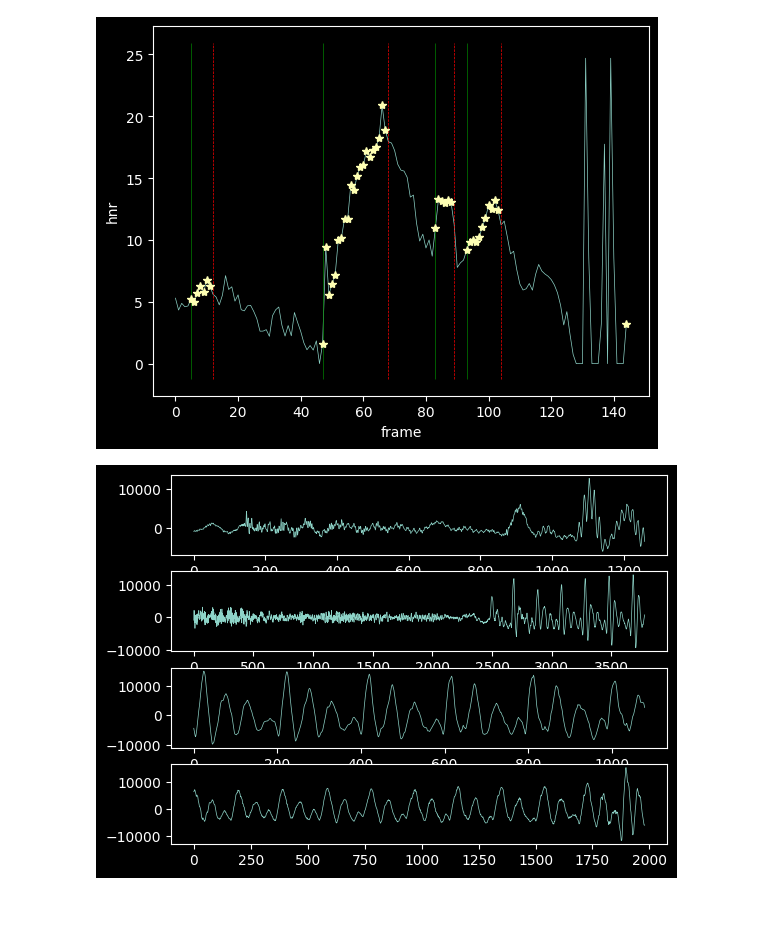
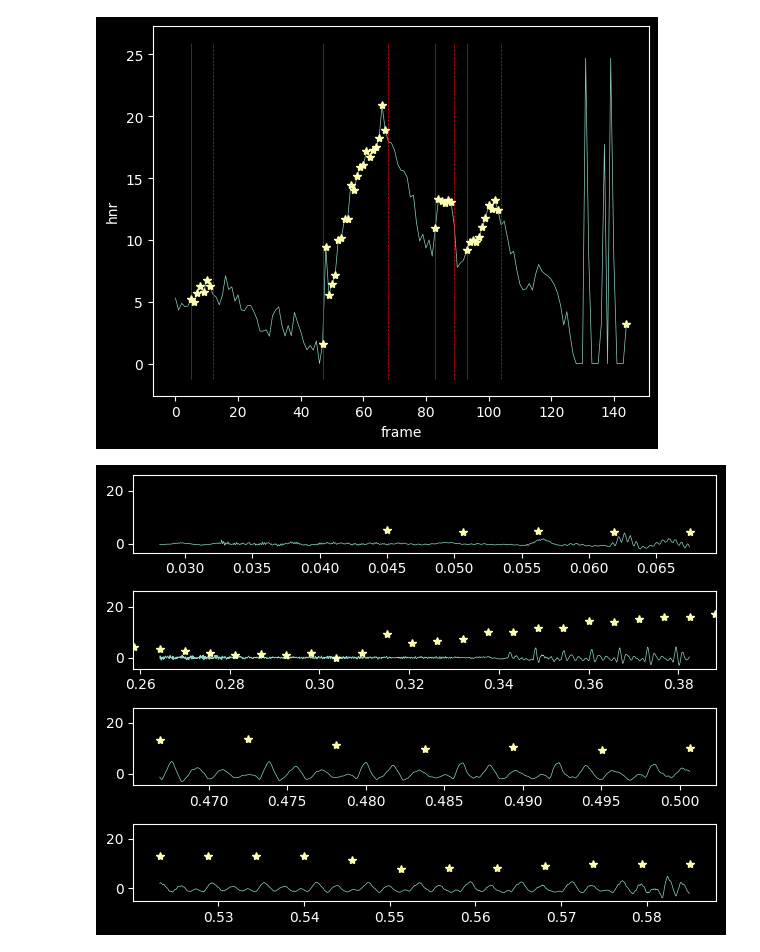
Before and after one commit to TobiasBjork/VowelProject, a Jupyter notebook: soft_peak.ipynb, the cells around one changed output. Cells and saved outputs as stored; diff of their text form; code cells hidden in the pictures; blank space fills up the shorter version.

Commit message:
peak

```diff
--- a/soft_peak.ipynb
+++ b/soft_peak.ipynb
@@ -26,6 +26,7 @@ plt.close("all")
 audio_name = "digitala"
 
 Fs,x = wavfile.read(f"test_timestamps/{audio_name}.wav")
+x = x/x.std()
 tt = np.linspace(0, len(x) / Fs, len(x))
 
 plt.figure()
@@ -70,13 +71,19 @@ plt.show()
 # %%
 cut_starts = [frames_start[f] for f in starts]
 cut_stops = [frames_start[f] for f in stops]
 
 plt.figure()
 
 for i in range(len(cut_starts)):
     x_cut = x[cut_starts[i] : cut_stops[i]]
-    wavfile.write(f"output/soft_peak_cut/{audio_name}_{i}.wav", Fs, x_cut)
-    plt.subplot(len(cut_starts),1,i+1)
-    plt.plot(x_cut)
+    wavfile.write(f"output/soft_peak_cut/{audio_name}_{i}.wav", Fs, wavScaler(x_cut))
+    plt.subplot(len(cut_starts), 1, i + 1)
+    plt.plot(tt[cut_starts[i] : cut_stops[i]], x_cut)
+    xmin, xmax = plt.xlim()
+    plt.plot(tt_frames_center, hnr_frames,"*")
+    plt.xlim(xmin, xmax)
+
+plt.tight_layout()
+plt.show()
 # %% [output]
-[figure, old version]
+[figure, new version]
```
Also changed, not shown: parts of 1 cell of this notebook, 4 other files.
